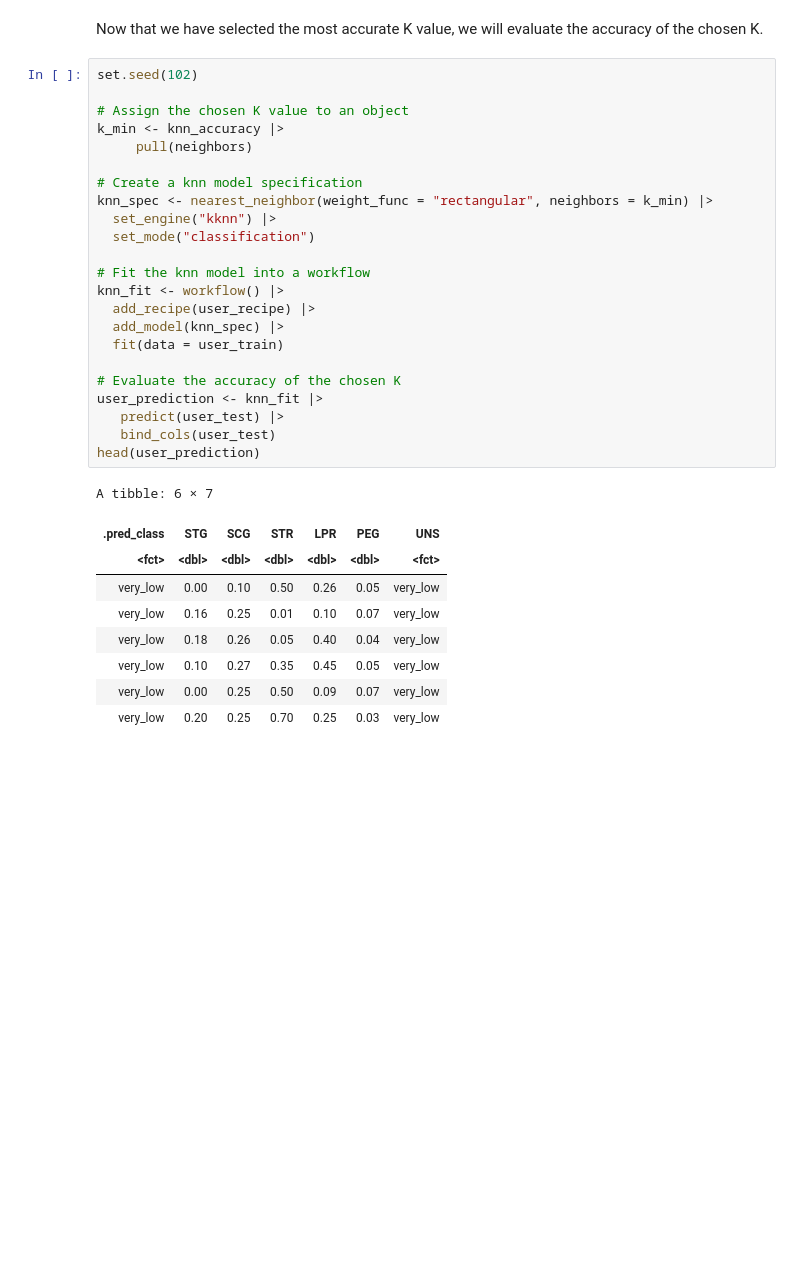
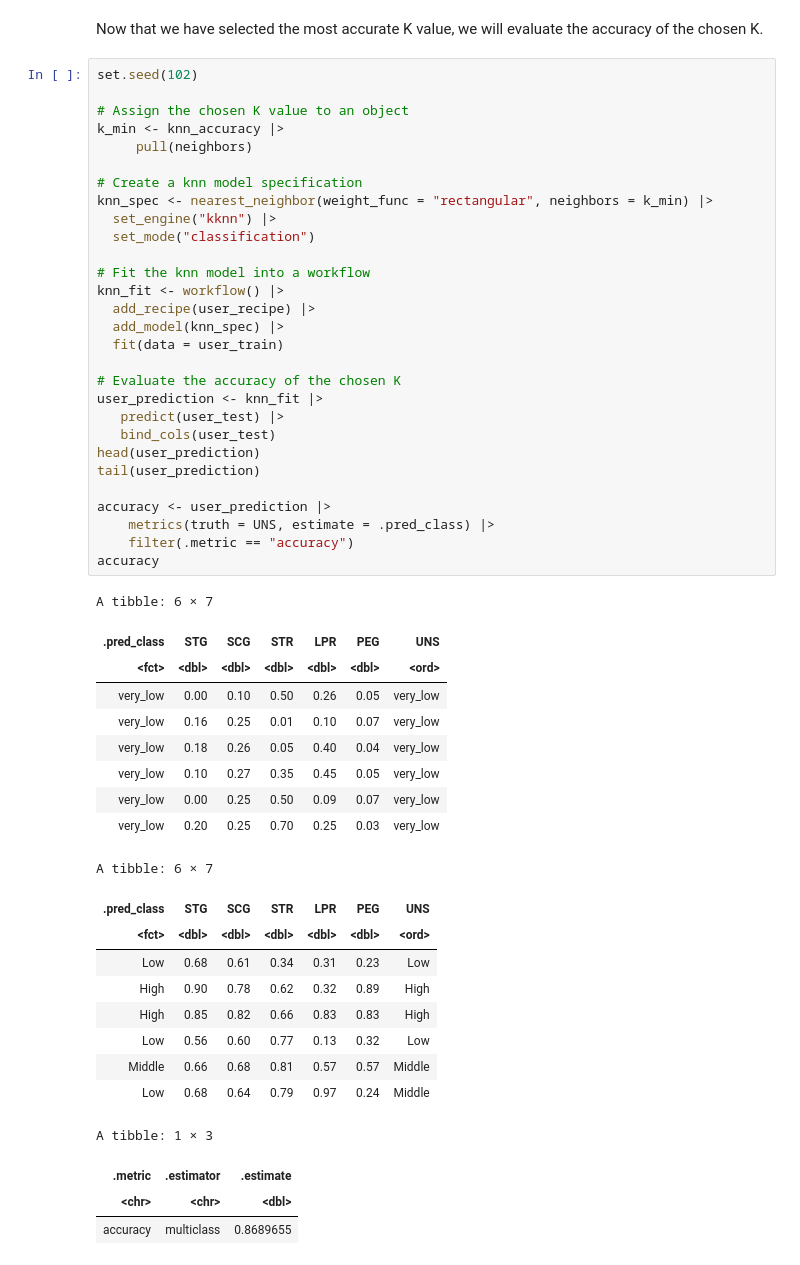
Before and after one commit to lucyzyl/dsci_100_007_group07, a Jupyter notebook: report.ipynb, the cells around one changed output. Saved outputs shown, nothing was run; the diff lists cells and outputs as text; blank space fills up the shorter version.

```diff
--- a/report.ipynb
+++ b/report.ipynb
@@ -417,33 +431,52 @@ Now that we have selected the most accurate K value, we will evaluate the accura
 # %%
 set.seed(102)
 
 # Assign the chosen K value to an object
 k_min <- knn_accuracy |>
      pull(neighbors)
 
 # Create a knn model specification
 knn_spec <- nearest_neighbor(weight_func = "rectangular", neighbors = k_min) |>
   set_engine("kknn") |>
   set_mode("classification")
 
 # Fit the knn model into a workflow
 knn_fit <- workflow() |>
   add_recipe(user_recipe) |>
   add_model(knn_spec) |>
   fit(data = user_train)
 
 # Evaluate the accuracy of the chosen K
 user_prediction <- knn_fit |>
    predict(user_test) |>
    bind_cols(user_test)
 head(user_prediction)
+tail(user_prediction)
+
+accuracy <- user_prediction |>
+    metrics(truth = UNS, estimate = .pred_class) |>
+    filter(.metric == "accuracy")
+accuracy
 # %% [output]
 A tibble: 6 × 7
 | .pred_class | STG | SCG | STR | LPR | PEG | UNS |
-| <fct> | <dbl> | <dbl> | <dbl> | <dbl> | <dbl> | <fct> |
+| <fct> | <dbl> | <dbl> | <dbl> | <dbl> | <dbl> | <ord> |
 | very_low | 0.00 | 0.10 | 0.50 | 0.26 | 0.05 | very_low |
 | very_low | 0.16 | 0.25 | 0.01 | 0.10 | 0.07 | very_low |
 | very_low | 0.18 | 0.26 | 0.05 | 0.40 | 0.04 | very_low |
 | very_low | 0.10 | 0.27 | 0.35 | 0.45 | 0.05 | very_low |
 | very_low | 0.00 | 0.25 | 0.50 | 0.09 | 0.07 | very_low |
 | very_low | 0.20 | 0.25 | 0.70 | 0.25 | 0.03 | very_low |
+A tibble: 6 × 7
+| .pred_class | STG | SCG | STR | LPR | PEG | UNS |
+| <fct> | <dbl> | <dbl> | <dbl> | <dbl> | <dbl> | <ord> |
+| Low | 0.68 | 0.61 | 0.34 | 0.31 | 0.23 | Low |
+| High | 0.90 | 0.78 | 0.62 | 0.32 | 0.89 | High |
+| High | 0.85 | 0.82 | 0.66 | 0.83 | 0.83 | High |
+| Low | 0.56 | 0.60 | 0.77 | 0.13 | 0.32 | Low |
+| Middle | 0.66 | 0.68 | 0.81 | 0.57 | 0.57 | Middle |
+| Low | 0.68 | 0.64 | 0.79 | 0.97 | 0.24 | Middle |
+A tibble: 1 × 3
+| .metric | .estimator | .estimate |
+| <chr> | <chr> | <dbl> |
+| accuracy | multiclass | 0.8689655 |
```
Also changed, not shown: parts of 7 cells of this notebook.
